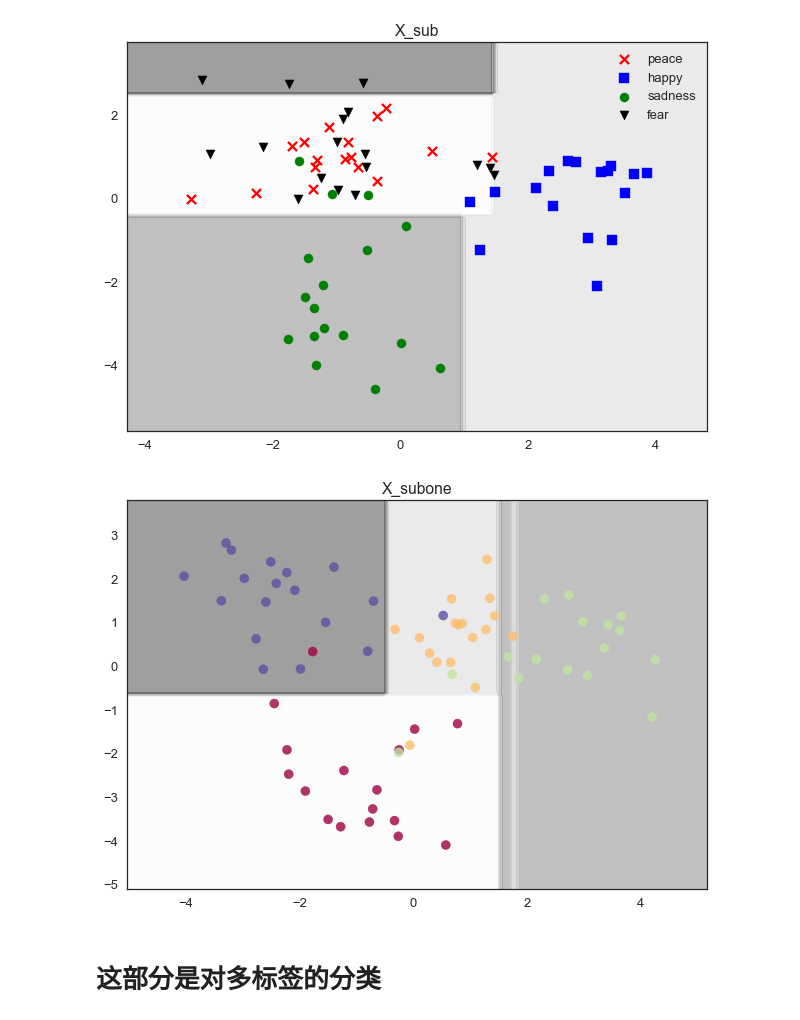
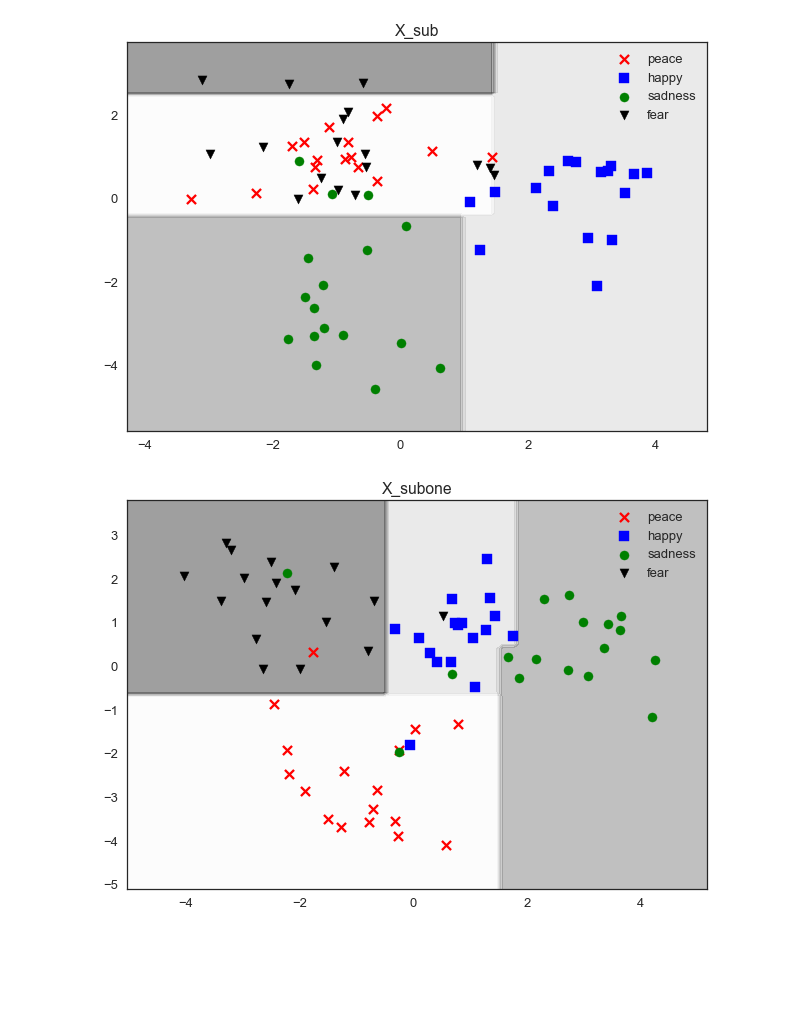
Before and after one commit to woaidapaopao/data_analyse, a Jupyter notebook: Untitled.ipynb, the cells around one changed output. Cells and saved outputs as stored; diff of their text form; code cells hidden in the pictures; blank space fills up the shorter version.

```diff
--- a/Untitled.ipynb
+++ b/Untitled.ipynb
@@ -388,20 +396,21 @@ plt.show()
 # %%
 data_LDA = LinearDiscriminantAnalysis().fit_transform(X_subone,y.ravel())
 clf = clf.fit(data_LDA[:,:2], y)
 
 x_min, x_max = data_LDA[:, 0].min() - 1, data_LDA[:, 0].max() + 1
 y_min, y_max = data_LDA[:, 1].min() - 1, data_LDA[:, 1].max() + 1
 xx, yy = np.meshgrid(np.arange(x_min, x_max, 0.1),
                      np.arange(y_min, y_max, 0.1))
 Z = clf.predict(np.c_[xx.ravel(), yy.ravel()])
 Z = Z.reshape(xx.shape)
 
 plt.contourf(xx, yy, Z, alpha=0.4)
-plt.scatter(data_LDA[:, 0], data_LDA[:, 1], c = y, alpha=0.8, cmap=plt.cm.Spectral)
+plt.scatter(data_LDA[:17, 0], data_LDA[:17, 1], c = 'red', marker='x', label = 'peace')
+plt.scatter(data_LDA[17:34, 0], data_LDA[17:34, 1], c = 'blue', marker='s', label = 'happy')
+plt.scatter(data_LDA[34:51, 0], data_LDA[34:51, 1], c = 'green', marker='o', label = 'sadness')
+plt.scatter(data_LDA[51:, 0], data_LDA[51:, 1], c = 'black', marker='v', label = 'fear')
 plt.title('X_subone')
 plt.legend()
 plt.show()
 # %% [output]
-[figure, old version]
+[figure, new version]
-# %% [markdown]
-# 这部分是对多标签的分类
```
Also changed, not shown: parts of 17 cells of this notebook.
